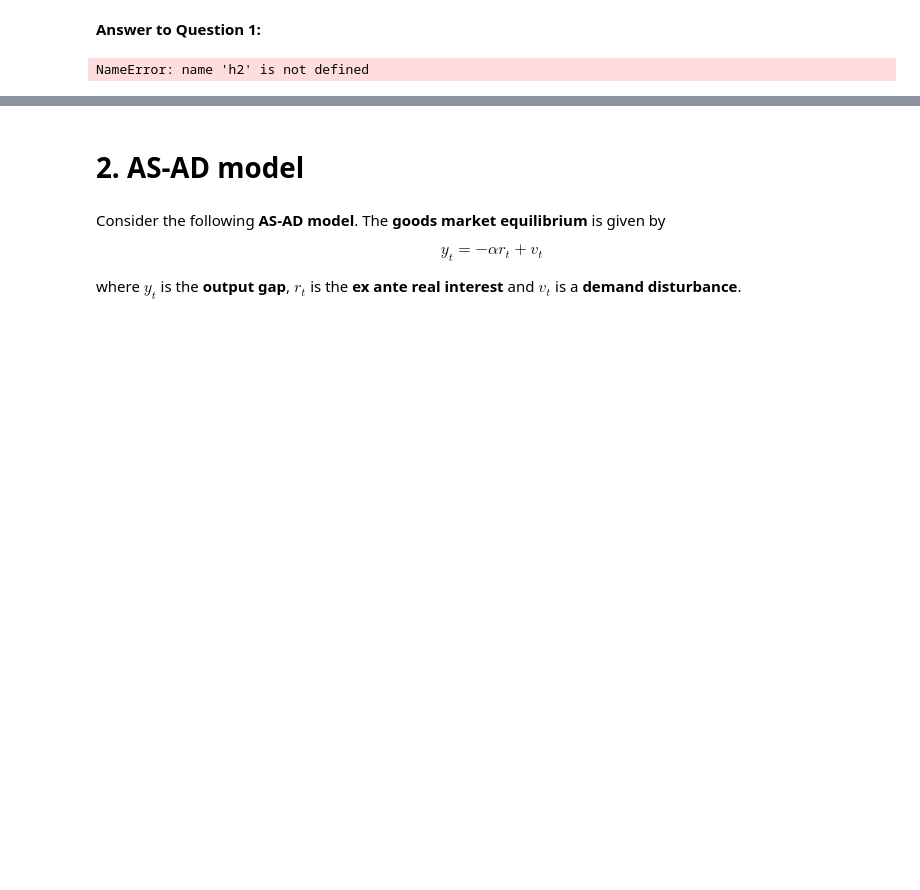
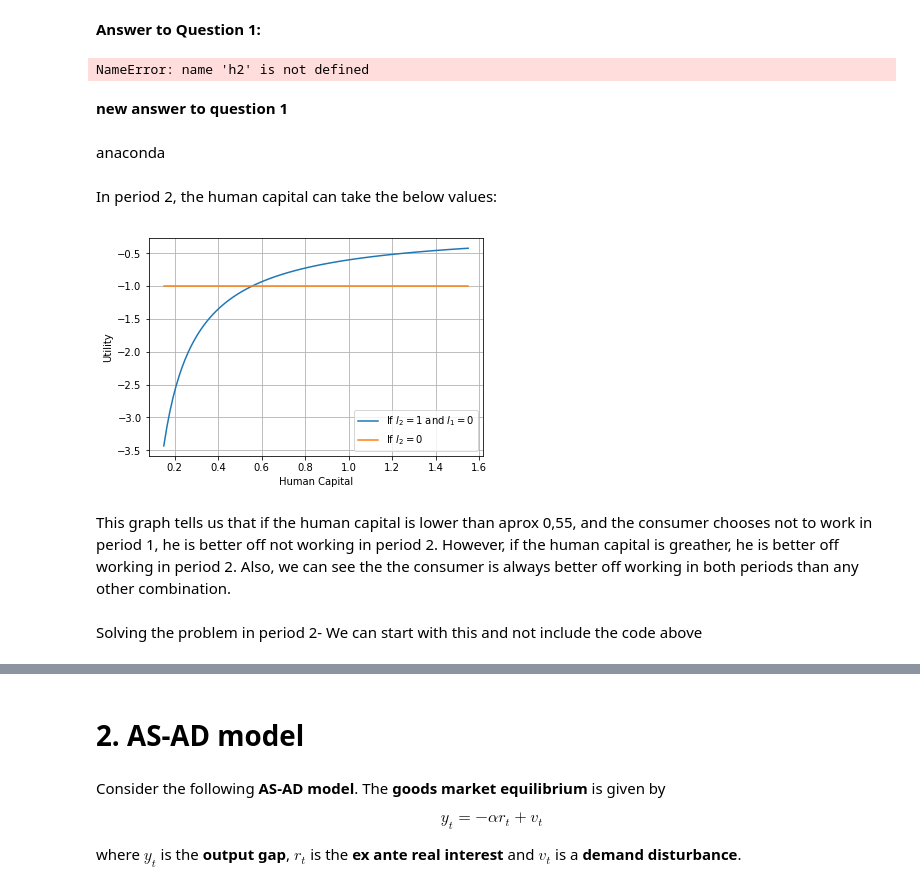
Before and after one commit to NumEconCopenhagen/projects-2019-bcg, a Jupyter notebook: examproject/exam_2019.ipynb, the cells around one changed output, grey strips where cells are left out. Saved outputs shown, nothing was run; the diff lists cells and outputs as text; code cells hidden in the pictures; blank space fills up the shorter version.

Commit message:
problem 1

```diff
--- a/examproject/exam_2019.ipynb
+++ b/examproject/exam_2019.ipynb
@@ -199,3 +199,53 @@ def solve(rho, gamma, w, beta, Delta, v1):
 h1_vec,c1_vec = solve(rho, gamma, w, beta, Delta,v1)
 # %% [output]
 NameError: name 'h2' is not defined
+# %% [markdown]
+**new answer to question 1**
+# %% [markdown]
+anaconda
+# %%
+import numpy as np
+import matplotlib.pyplot as plt
+from scipy import interpolate
+
+def consumption(w,h,l):
+    #outcome if consumer chooses to work else, outcome if he chooses not to work
+    if l == 1:
+        return w*h*l
+    else:
+        return b
+
+def disutility(gamma, l):
+    return gamma*l
+
+def utility(w,h,l):
+    return (consumption(w,h,l)**(1-rho))/(1-rho) - disutility(gamma, l)
+# %% [markdown]
+In period 2, the human capital can take the below values:
+# %%
+#if consumer choses to work
+h2_vec1 = h_vec + 1 + Delta*0.5
+
+#if he chooses not to work
+h2_vec0 = h_vec + 0 + Delta*0.5
+# %%
+#Making a list which only contains the utility if she does not work in period 2. We only do this to be able to plot it.
+#We plot the
+empty = np.empty(100)
+utility_l0 = []
+for i in empty:
+    utility_l0.append(utility(w,h2_vec0,0))
+
+plt.plot(h2_vec0, utility(w,h2_vec0,1), label = 'If $l_2=1$ and $l_1=0$')
+#plt.plot(h2_vec0, utility(w,h2_vec1,1), label = 'If $l_2=1$ and $l_1=1$')
+plt.plot(h2_vec0, utility_l0          , label = 'If $l_2=0$')
+plt.ylabel('Utility'), plt.xlabel('Human Capital')
+plt.legend()
+plt.grid()
+plt.show()
+# %% [output]
+[figure, added]
+# %% [markdown]
+This graph tells us that if the human capital is lower than aprox 0,55, and the consumer chooses not to work in period 1, he is better off not working in period 2. However, if the human capital is greather, he is better off working in period 2. Also, we can see the the consumer is always better off working in both periods than any other combination.
+# %% [markdown]
+Solving the problem in period 2- We can start with this and not include the code above
```
Also changed, not shown: parts of 8 cells of this notebook.
